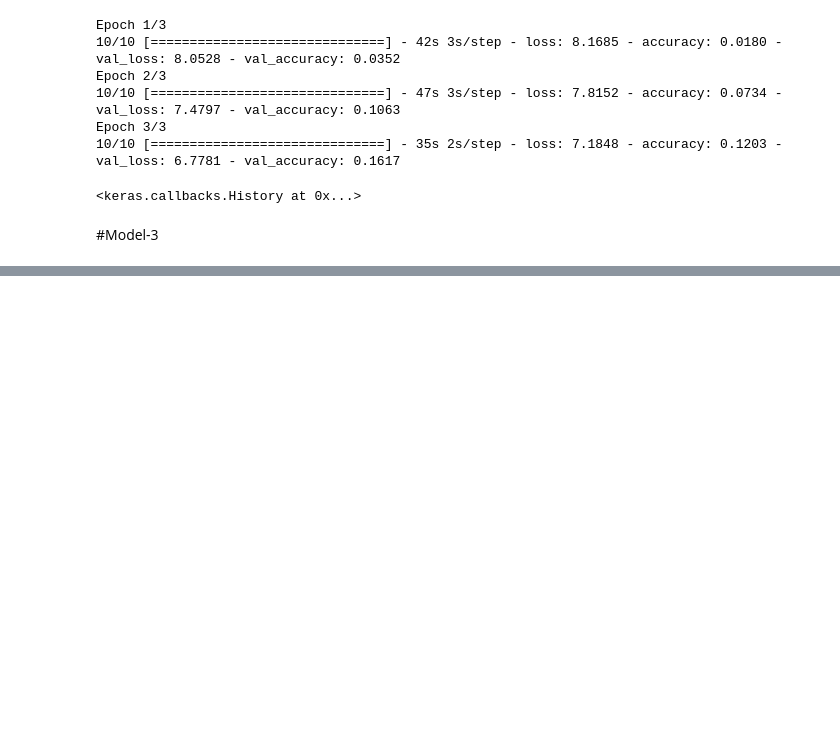
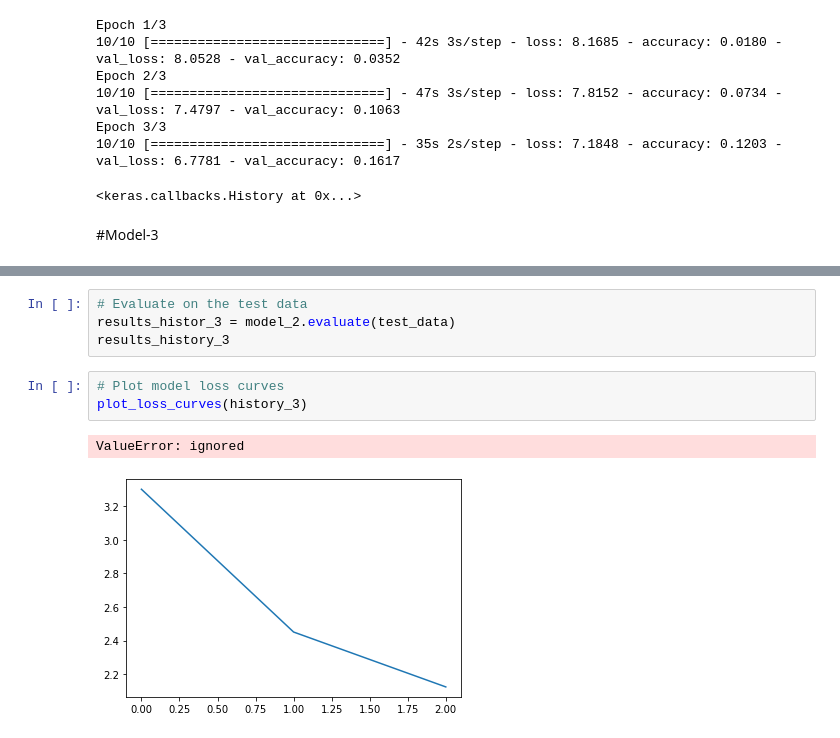
Before and after one commit to sarthakkaushik/Cdiscount-Image-Classification, a Jupyter notebook: Cdiscount_project_V1_SK_.ipynb, the cells around one changed output, grey strips where cells are left out. Cells and saved outputs as stored; diff of their text form; blank space fills up the shorter version.

```diff
--- a/Cdiscount_project_V1_SK_.ipynb
+++ b/Cdiscount_project_V1_SK_.ipynb
@@ -595,0 +642,10 @@ IndentationError: ignored
+# %%
+# Evaluate on the test data
+results_histor_3 = model_2.evaluate(test_data)
+results_history_3
+# %%
+# Plot model loss curves
+plot_loss_curves(history_3)
+# %% [output]
+ValueError: ignored
+[figure, added]
```
Also changed, not shown: parts of 2 cells of this notebook.
